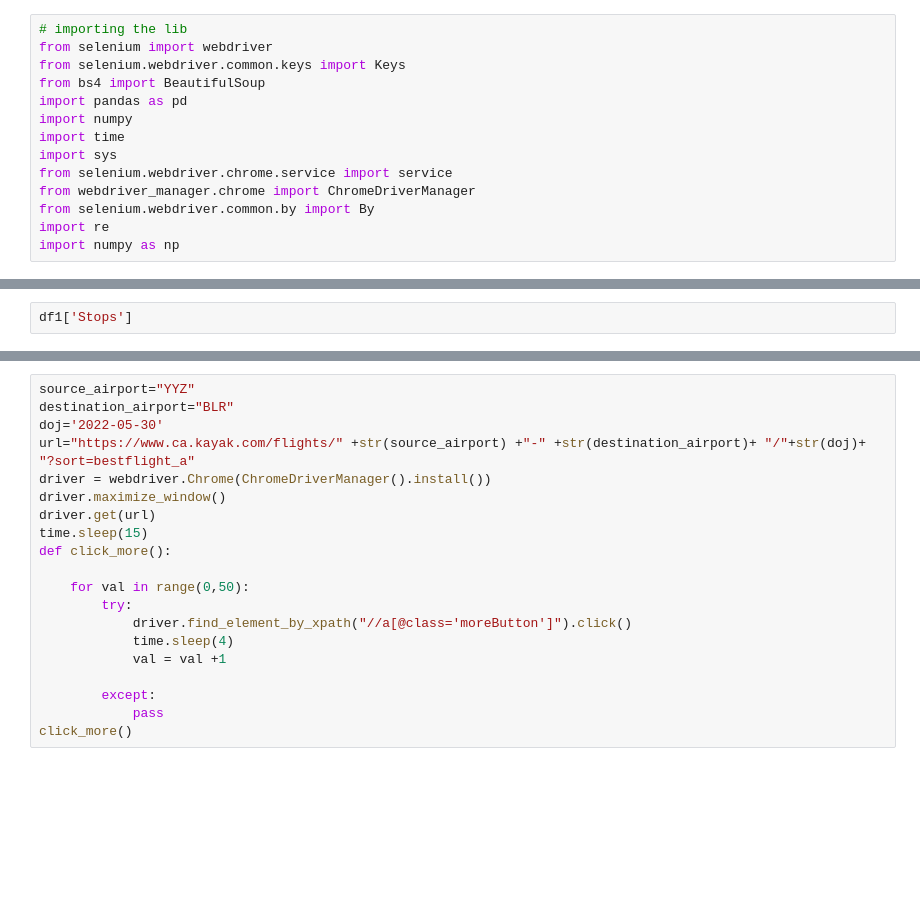
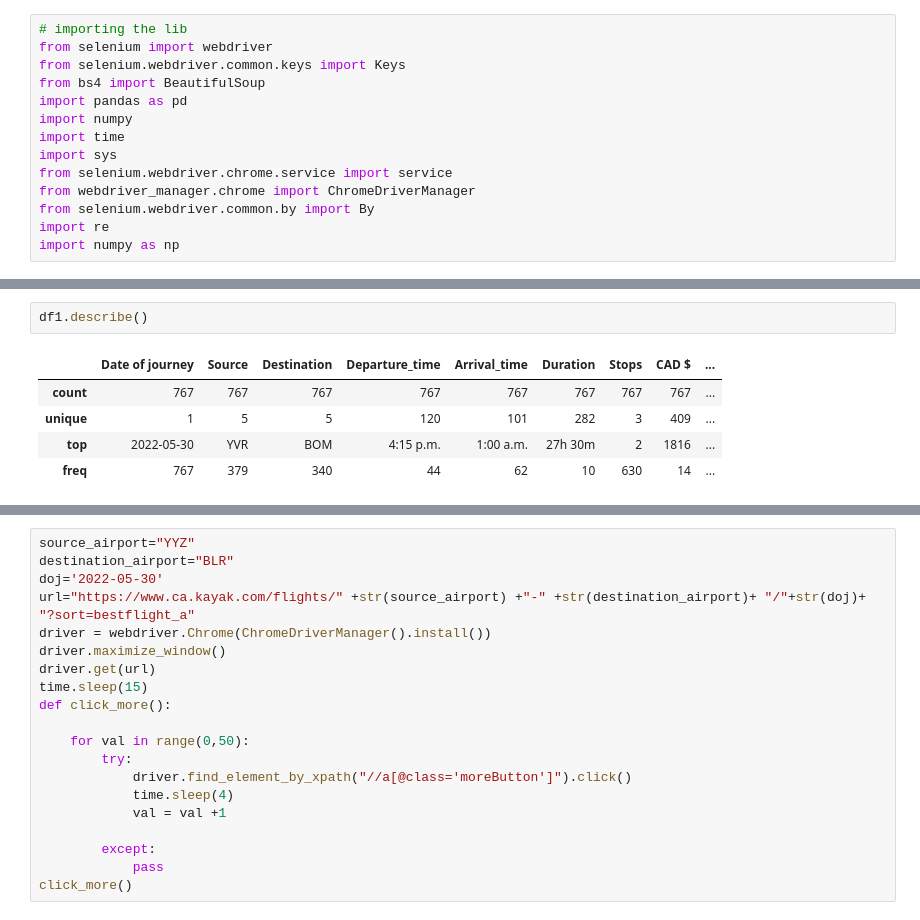
Before and after one commit to da32pate/Flight-Management-System, a Jupyter notebook: WebScrapping/Air_canada_kayak.ipynb, the cells around one changed output, grey strips where cells are left out. Drawn from its saved outputs; the diff is of its cells as text; blank space fills up the shorter version.

```diff
--- a/WebScrapping/Air_canada_kayak.ipynb
+++ b/WebScrapping/Air_canada_kayak.ipynb
@@ -119,2 +170,8 @@ for val in source:
 # %%
-df1['Stops']
+df1.describe()
+# %% [output]
+|  | Date of journey | Source | Destination | Departure_time | Arrival_time | Duration | Stops | CAD $ | ... |
+| count | 767 | 767 | 767 | 767 | 767 | 767 | 767 | 767 | ... |
+| unique | 1 | 5 | 5 | 120 | 101 | 282 | 3 | 409 | ... |
+| top | 2022-05-30 | YVR | BOM | 4:15 p.m. | 1:00 a.m. | 27h 30m | 2 | 1816 | ... |
+| freq | 767 | 379 | 340 | 44 | 62 | 10 | 630 | 14 | ... |
```
Also changed, not shown: parts of 7 cells of this notebook.
